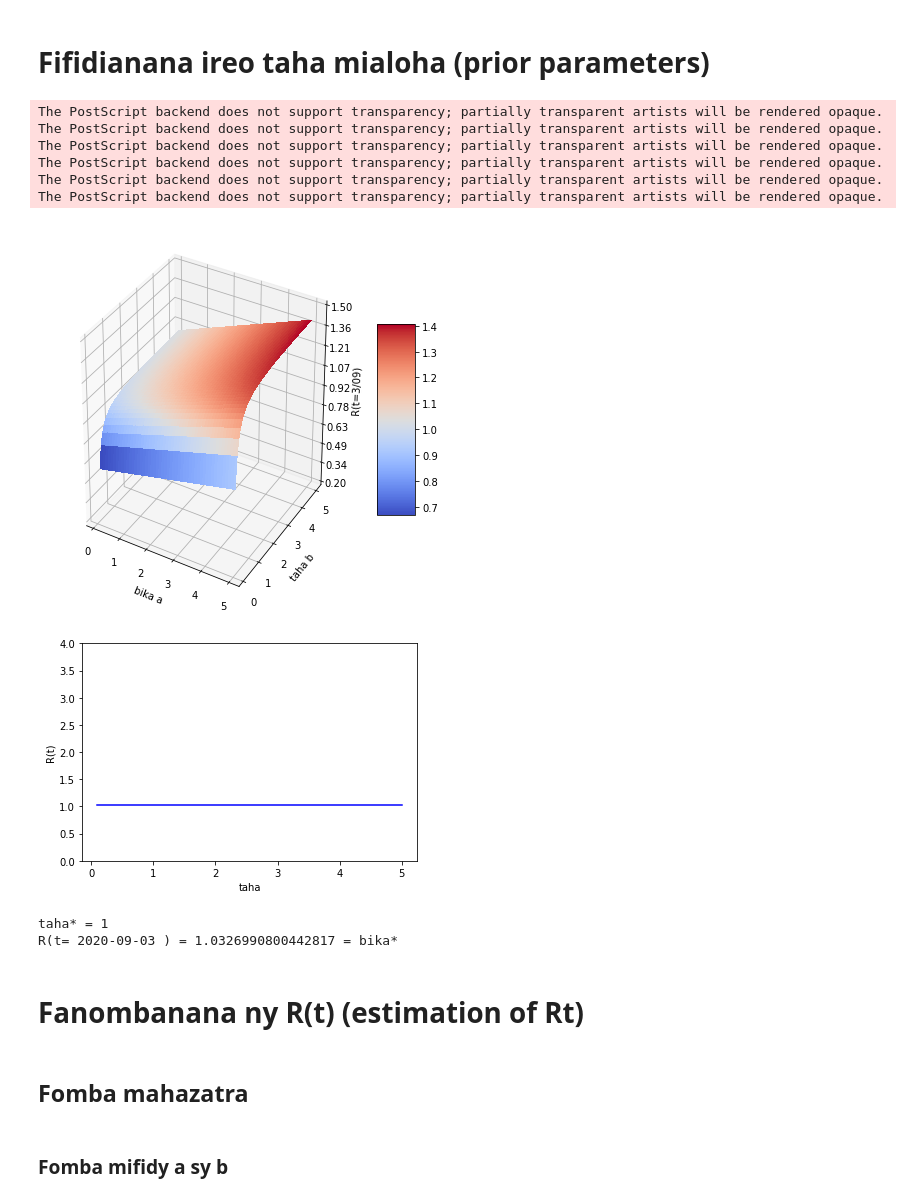
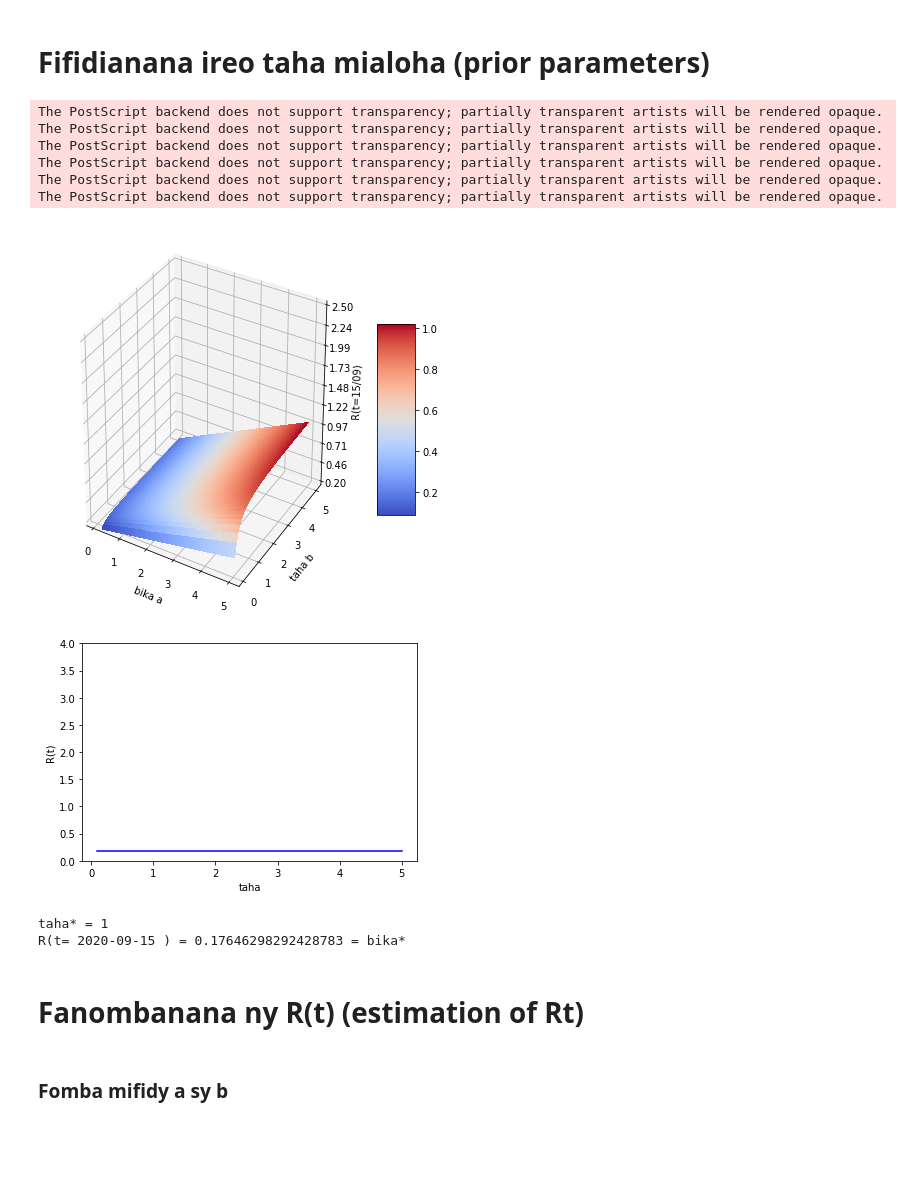
Before and after one commit to tabilaocov/ady_cov, a Jupyter notebook: scr/modely_RP/R_sofia.ipynb, the cells around one changed output. Cells and saved outputs as stored; diff of their text form; code cells hidden in the pictures; blank space fills up the shorter version.

```diff
--- a/scr/modely_RP/R_sofia.ipynb
+++ b/scr/modely_RP/R_sofia.ipynb
@@ -156,8 +156,8 @@ Ivaosof = tilyvoasofi['Voatomb']
 
 dIvao = pd.DataFrame(data =Ivaosof)
 
-daty_data_manom = datetime.date(2020,8,3)
-daty_data_mifar = datetime.date(2020,9,3)
+daty_data_manom = datetime.date(2020,8,15)
+daty_data_mifar = datetime.date(2020,9,15)
 
 datyt = daty_data_mifar
 
@@ -275,37 +275,37 @@ ax = fig.gca(projection='3d')
 
 # Make data.
 X = np.linspace(0.1,5,100)
 Y = np.linspace(0.1,5,100)
 X, Y = np.meshgrid(X, Y)
 Z = func_sh(datyab)(X)*func_sc(datyab)(Y)
 W = X*Y
 # Plot the surface.
 surf = ax.plot_surface(X, Y, Z, cmap=cm.coolwarm,
                        linewidth=0, antialiased=False)
 #surf = ax.plot_surface(X, Y, W, cmap=cm.coolwarm,
  #                      linewidth=0, antialiased=False)
 
 # Customize the z axis.
-ax.set_zlim(0.2, 1.5)
+ax.set_zlim(0.2, 2.5)
 ax.zaxis.set_major_locator(LinearLocator(10))
 ax.zaxis.set_major_formatter(FormatStrFormatter('%.02f'))
 
-ax.set(xlabel ='bika a', ylabel = "taha b", zlabel = 'R(t=3/09)')
+ax.set(xlabel ='bika a', ylabel = "taha b", zlabel = 'R(t=15/09)')
 
 # Add a color bar which maps values to colors.
 fig.colorbar(surf, shrink=0.5, aspect=5)
 
-plt.savefig(path_to_save+'Rt39_sof.eps')
+plt.savefig(path_to_save+'Rt159_sof.eps')
 
 plt.show()
 # %% [output]
 The PostScript backend does not support transparency; partially transparent artists will be rendered opaque.
 The PostScript backend does not support transparency; partially transparent artists will be rendered opaque.
 The PostScript backend does not support transparency; partially transparent artists will be rendered opaque.
 The PostScript backend does not support transparency; partially transparent artists will be rendered opaque.
 The PostScript backend does not support transparency; partially transparent artists will be rendered opaque.
 The PostScript backend does not support transparency; partially transparent artists will be rendered opaque.
-[figure, old version]
+[figure, new version]
 # %%
 # R(t) when equality between the prior and the posterior
 
@@ -328,10 +328,8 @@ plt.show()
 print('taha* = 1')
 print('R(t=',datyab,') =', funcsh_inv(datyab)(1/func_sc(datyab)(1)), '= bika*')
 # %% [output]
-[figure, old version]
+[figure, new version]
 taha* = 1
-R(t= 2020-09-03 ) = 1.0326990800442817 = bika*
+R(t= 2020-09-15 ) = 0.17646298292428783 = bika*
 # %% [markdown]
 # Fanombanana ny R(t) (estimation of Rt)
-# %% [markdown]
-## Fomba mahazatra
```
Also changed, not shown: parts of 13 cells of this notebook.
